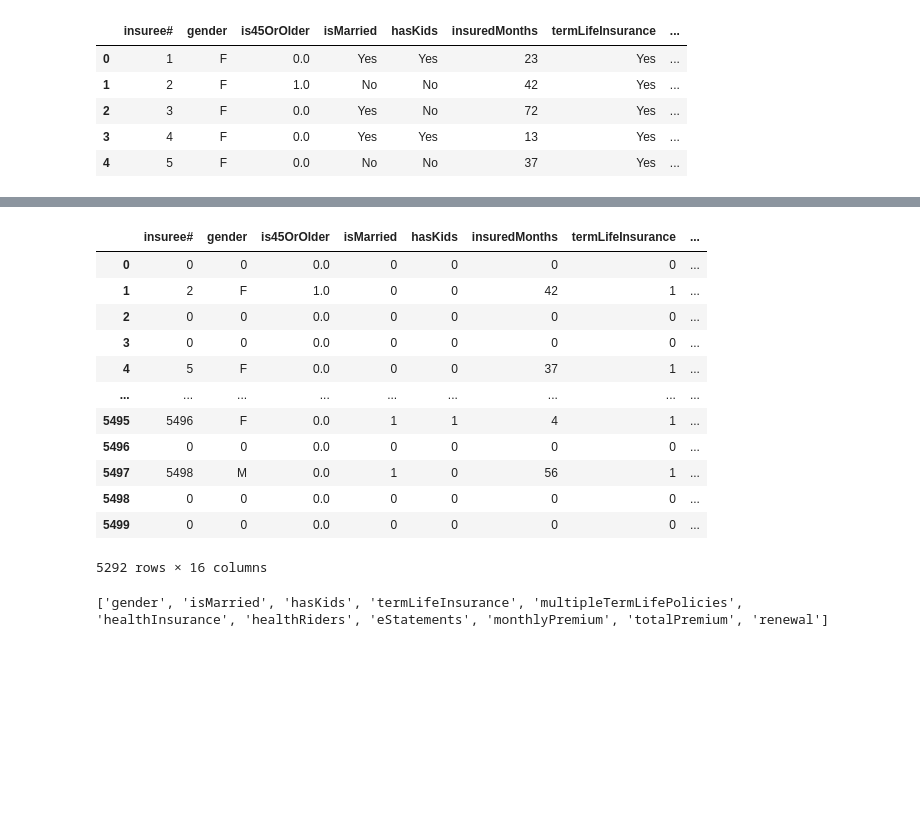
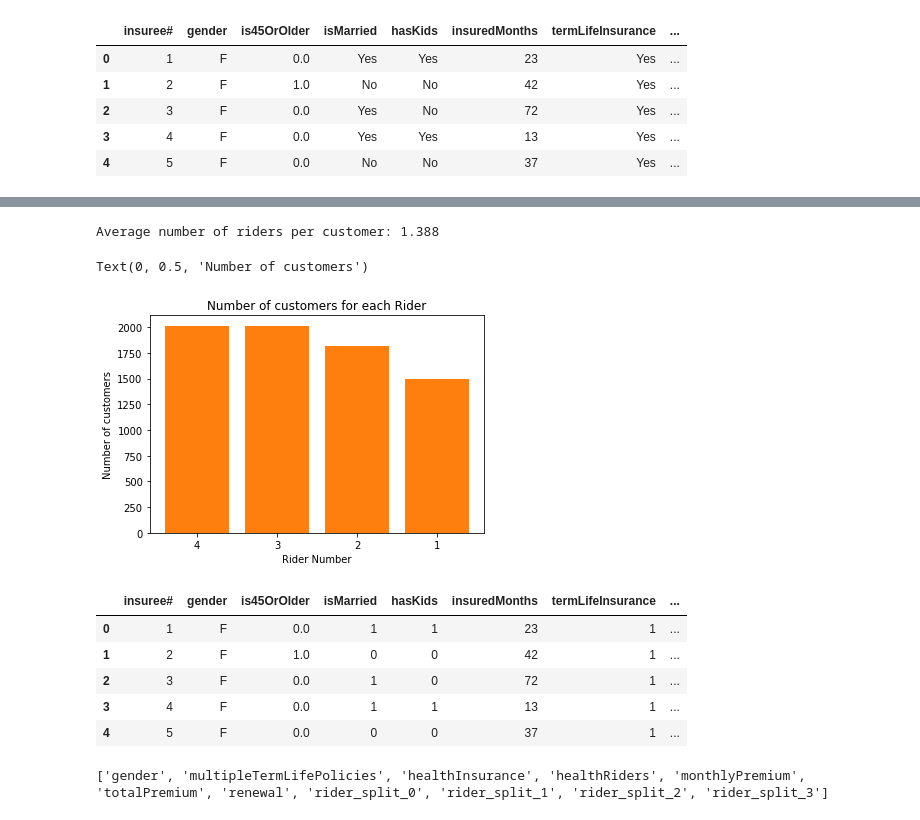
Before and after one commit to Tat-sheng/govtech_vica, a Jupyter notebook: VICA_tatsheng.ipynb, the cells around one changed output, grey strips where cells are left out. Cells and saved outputs as stored; diff of their text form; code cells hidden in the pictures; blank space fills up the shorter version.

Commit message:
Updated riders

```diff
--- a/VICA_tatsheng.ipynb
+++ b/VICA_tatsheng.ipynb
@@ -70,8 +73,7 @@ Name: is45OrOlder, dtype: int64
 3.0     1119
 Name: premiumFrequency, dtype: int64
 # %%
-## Dealing with NA Values
-
+### Dealing with NA Values
 # Gender: Remove all NAs as there is no way for us to fill an arbitrary gender
 df = df[df.gender.notna()]
 
@@ -79,10 +81,10 @@ df = df[df.gender.notna()]
 df = df[df.is45OrOlder.notna()]
 
 # healthRiders: change all values to 0 as there may be people with policies without riders
-df.loc[df.healthRiders.isna()] = 0
+df.healthRiders.loc[df.healthRiders.isna()] = 0
 
 # premiumFrequency: change all values to 0 as premium can be fully paid
-df.loc[df.premiumFrequency.isna()] = 0
+df.premiumFrequency.loc[df.premiumFrequency.isna()] = 0
 
-df.isna().sum().sort_values()
+df.head(20)
 # %% [output]
@@ -106,22 +108,53 @@ dtype: int64
+# %%
+### Q1.
+
+### Average number of riders per customer
+def count_riders(x):
+    if isinstance(x, str) == True:
+        return x.count(',')+1
+    else:
+        if x == 0:
+            return 0
+        return 1
+df['count_riders'] = df.healthRiders.apply(lambda x: count_riders(x))
+print('Average number of riders per customer: ' + str(df.count_riders.mean().round(3)))
+
+### Most popular rider
+
+rider_split_ = []
+
+for i in range(df.count_riders.max()):
+    rider_split_.append('rider_split_' +str(i))
+
+df[rider_split_] = df.healthRiders.str.split(',', expand = True) # create a split for each unique rider
+riders_df = df[rider_split_].melt(var_name='columnName', value_name='Rider')
+
+# Visualising data
+rider_counts = riders_df.Rider.value_counts(dropna= True)
+rider_titles = riders_df.Rider.value_counts(dropna= True).keys().tolist()
+
+plt.bar(rider_titles, rider_counts, color = 'tab:orange')
+plt.title('Number of customers for each Rider')
+plt.xlabel('Rider Number')
+plt.ylabel('Number of customers')
+# %% [output]
+Average number of riders per customer: 1.388
+Text(0, 0.5, 'Number of customers')
+[figure, added]
 # %%
 # Change all yes no into 0-1
-df.replace('Yes', 1).replace('No', 0)
+df = df.replace('Yes', 1).replace('No', 0)
+
+df.head(5)
 # %% [output]
 |  | insuree# | gender | is45OrOlder | isMarried | hasKids | insuredMonths | termLifeInsurance | ... |
-| 0 | 0 | 0 | 0.0 | 0 | 0 | 0 | 0 | ... |
+| 0 | 1 | F | 0.0 | 1 | 1 | 23 | 1 | ... |
 | 1 | 2 | F | 1.0 | 0 | 0 | 42 | 1 | ... |
-| 2 | 0 | 0 | 0.0 | 0 | 0 | 0 | 0 | ... |
-| 3 | 0 | 0 | 0.0 | 0 | 0 | 0 | 0 | ... |
+| 2 | 3 | F | 0.0 | 1 | 0 | 72 | 1 | ... |
+| 3 | 4 | F | 0.0 | 1 | 1 | 13 | 1 | ... |
 | 4 | 5 | F | 0.0 | 0 | 0 | 37 | 1 | ... |
-| ... | ... | ... | ... | ... | ... | ... | ... | ... |
-| 5495 | 5496 | F | 0.0 | 1 | 1 | 4 | 1 | ... |
-| 5496 | 0 | 0 | 0.0 | 0 | 0 | 0 | 0 | ... |
-| 5497 | 5498 | M | 0.0 | 1 | 0 | 56 | 1 | ... |
-| 5498 | 0 | 0 | 0.0 | 0 | 0 | 0 | 0 | ... |
-| 5499 | 0 | 0 | 0.0 | 0 | 0 | 0 | 0 | ... |
-5292 rows × 16 columns
 # %%
 non_numeric_fields = df.select_dtypes(exclude = ['int64', 'float64']).columns.tolist()
 print(non_numeric_fields)
 # %% [output]
-['gender', 'isMarried', 'hasKids', 'termLifeInsurance', 'multipleTermLifePolicies', 'healthInsurance', 'healthRiders', 'eStatements', 'monthlyPremium', 'totalPremium', 'renewal']
+['gender', 'multipleTermLifePolicies', 'healthInsurance', 'healthRiders', 'monthlyPremium', 'totalPremium', 'renewal', 'rider_split_0', 'rider_split_1', 'rider_split_2', 'rider_split_3']
```
Also changed, not shown: parts of 3 cells of this notebook.
